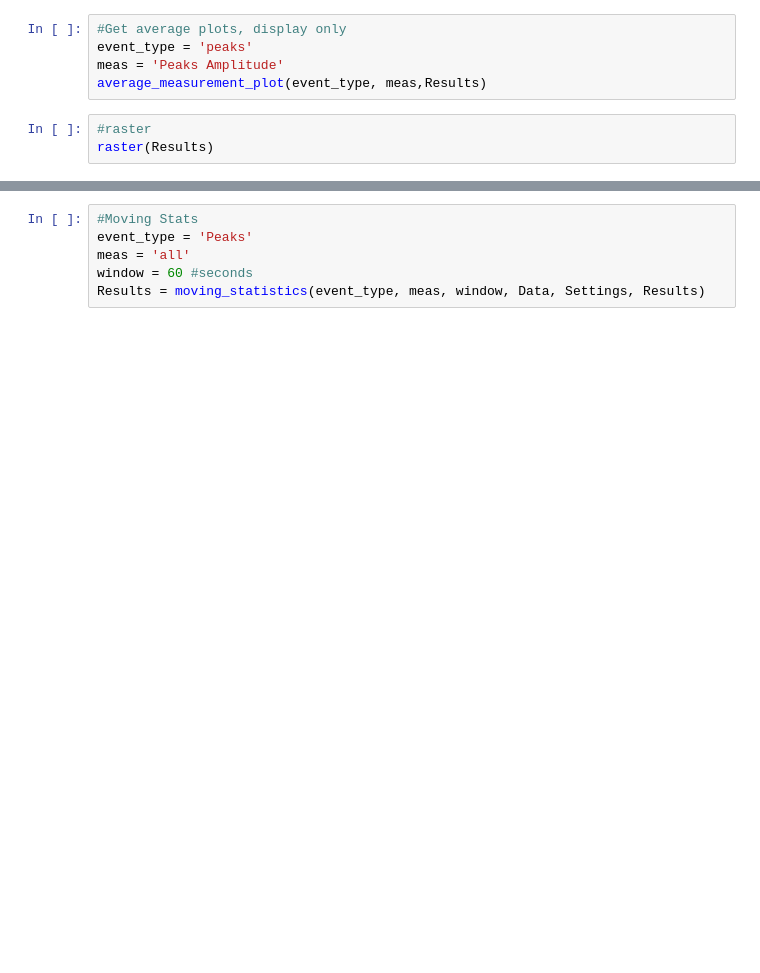
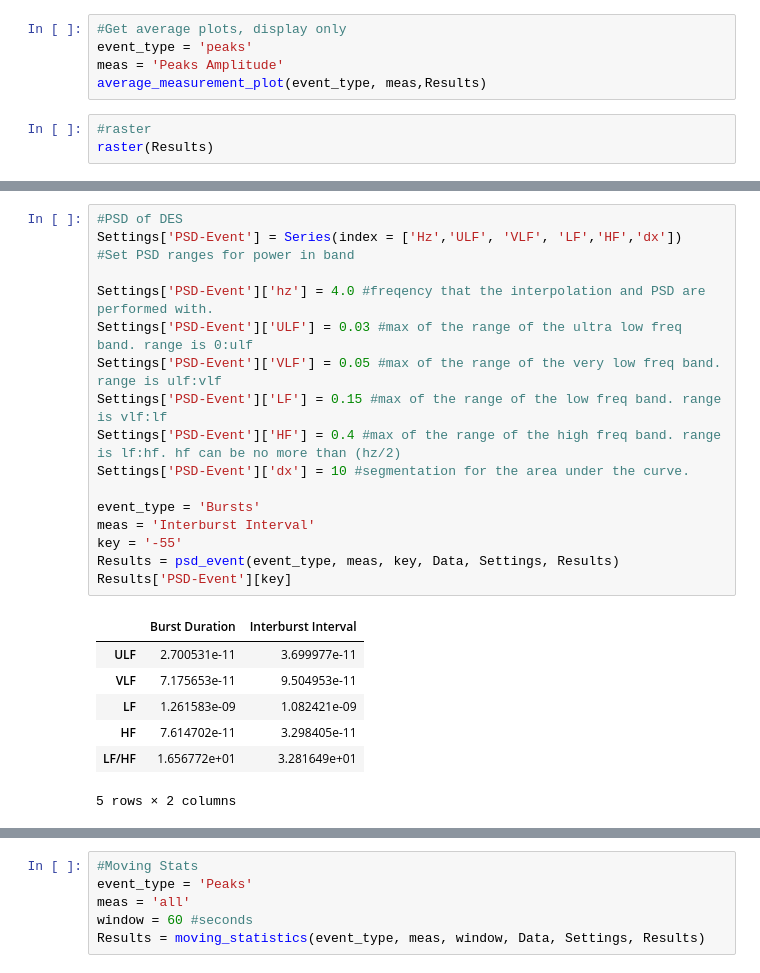
Before and after one commit to drcgw/bass, a Jupyter notebook: Kitchen Sink-Bass.ipynb, the cells around one changed output, grey strips where cells are left out. Saved outputs shown, nothing was run; the diff lists cells and outputs as text; blank space fills up the shorter version.

```diff
--- a/Kitchen Sink-Bass.ipynb
+++ b/Kitchen Sink-Bass.ipynb
@@ -101,0 +161,25 @@ Results['Histogram Entropy']
+# %%
+#PSD of DES
+Settings['PSD-Event'] = Series(index = ['Hz','ULF', 'VLF', 'LF','HF','dx'])
+#Set PSD ranges for power in band
+
+Settings['PSD-Event']['hz'] = 4.0 #freqency that the interpolation and PSD are performed with.
+Settings['PSD-Event']['ULF'] = 0.03 #max of the range of the ultra low freq band. range is 0:ulf
+Settings['PSD-Event']['VLF'] = 0.05 #max of the range of the very low freq band. range is ulf:vlf
+Settings['PSD-Event']['LF'] = 0.15 #max of the range of the low freq band. range is vlf:lf
+Settings['PSD-Event']['HF'] = 0.4 #max of the range of the high freq band. range is lf:hf. hf can be no more than (hz/2)
+Settings['PSD-Event']['dx'] = 10 #segmentation for the area under the curve.
+
+event_type = 'Bursts'
+meas = 'Interburst Interval'
+key = '-55'
+Results = psd_event(event_type, meas, key, Data, Settings, Results)
+Results['PSD-Event'][key]
+# %% [output]
+|  | Burst Duration | Interburst Interval |
+| ULF | 2.700531e-11 | 3.699977e-11 |
+| VLF | 7.175653e-11 | 9.504953e-11 |
+| LF | 1.261583e-09 | 1.082421e-09 |
+| HF | 7.614702e-11 | 3.298405e-11 |
+| LF/HF | 1.656772e+01 | 3.281649e+01 |
+5 rows × 2 columns
```
Also changed, not shown: parts of 16 cells of this notebook, 4 other files.
